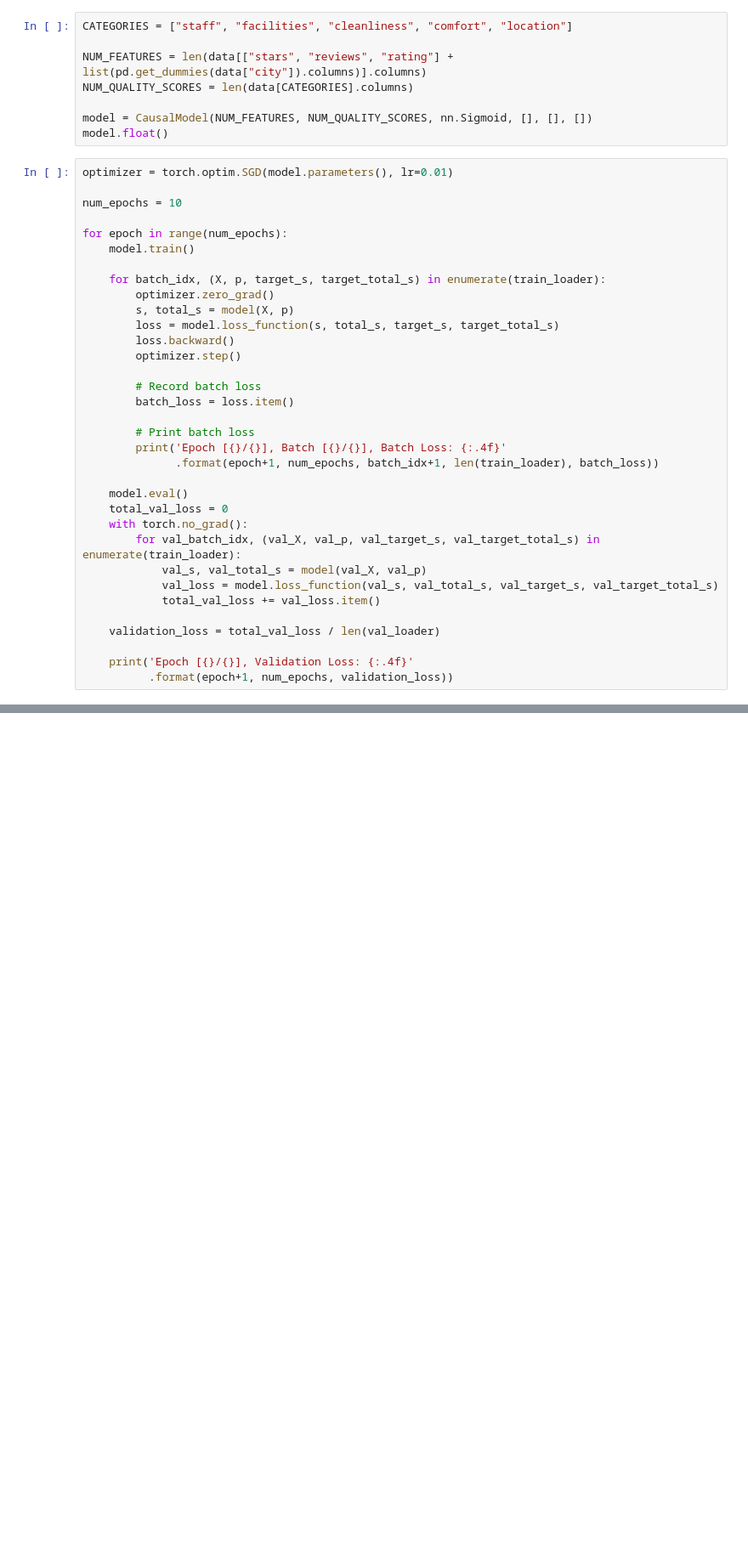
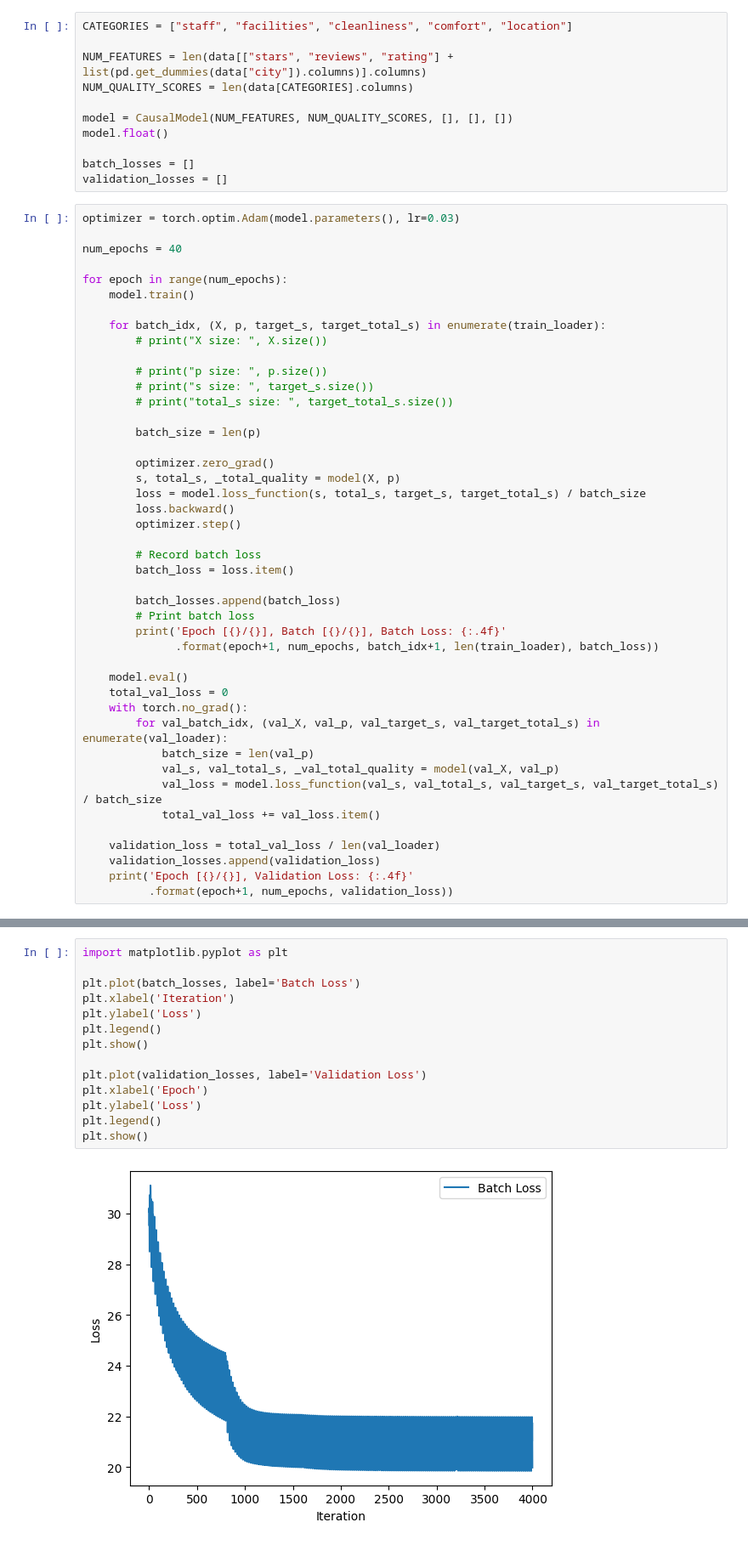
Before and after one commit to john-zhang-uoft/hotel_price_prediction, a Jupyter notebook: src/causal_model.ipynb, the cells around one changed output, grey strips where cells are left out. Shown: that part at 85% size. Saved outputs shown, nothing was run; the diff lists cells and outputs as text; blank space fills up the shorter version.

Commit message:
finished causal and data

```diff
--- a/src/causal_model.ipynb
+++ b/src/causal_model.ipynb
@@ -176,26 +201,38 @@ CATEGORIES = ["staff", "facilities", "cleanliness", "comfort", "location"]
 NUM_FEATURES = len(data[["stars", "reviews", "rating"] + list(pd.get_dummies(data["city"]).columns)].columns)
 NUM_QUALITY_SCORES = len(data[CATEGORIES].columns)
 
-model = CausalModel(NUM_FEATURES, NUM_QUALITY_SCORES, nn.Sigmoid, [], [], [])
+model = CausalModel(NUM_FEATURES, NUM_QUALITY_SCORES, [], [], [])
 model.float()
+
+batch_losses = []
+validation_losses = []
 # %%
-optimizer = torch.optim.SGD(model.parameters(), lr=0.01)
+optimizer = torch.optim.Adam(model.parameters(), lr=0.03)
 
-num_epochs = 10
+num_epochs = 40
 
 for epoch in range(num_epochs):
     model.train()
 
     for batch_idx, (X, p, target_s, target_total_s) in enumerate(train_loader):
+        # print("X size: ", X.size())
+
+        # print("p size: ", p.size())
+        # print("s size: ", target_s.size())
+        # print("total_s size: ", target_total_s.size())
+
+        batch_size = len(p)
+
         optimizer.zero_grad()
-        s, total_s = model(X, p)
-        loss = model.loss_function(s, total_s, target_s, target_total_s)
+        s, total_s, _total_quality = model(X, p)
+        loss = model.loss_function(s, total_s, target_s, target_total_s) / batch_size
         loss.backward()
         optimizer.step()
 
         # Record batch loss
         batch_loss = loss.item()
 
+        batch_losses.append(batch_loss)
         # Print batch loss
         print('Epoch [{}/{}], Batch [{}/{}], Batch Loss: {:.4f}'
               .format(epoch+1, num_epochs, batch_idx+1, len(train_loader), batch_loss))
@@ -203,13 +240,14 @@ for epoch in range(num_epochs):
     model.eval()
     total_val_loss = 0
     with torch.no_grad():
-        for val_batch_idx, (val_X, val_p, val_target_s, val_target_total_s) in enumerate(train_loader):
-            val_s, val_total_s = model(val_X, val_p)
-            val_loss = model.loss_function(val_s, val_total_s, val_target_s, val_target_total_s)
+        for val_batch_idx, (val_X, val_p, val_target_s, val_target_total_s) in enumerate(val_loader):
+            batch_size = len(val_p)
+            val_s, val_total_s, _val_total_quality = model(val_X, val_p)
+            val_loss = model.loss_function(val_s, val_total_s, val_target_s, val_target_total_s) / batch_size
             total_val_loss += val_loss.item()
 
     validation_loss = total_val_loss / len(val_loader)
-
+    validation_losses.append(validation_loss)
     print('Epoch [{}/{}], Validation Loss: {:.4f}'
           .format(epoch+1, num_epochs, validation_loss))
 # %% [output]
@@ -216,0 +271,16 @@ RuntimeError: expected scalar type Double but found Float
+# %%
+import matplotlib.pyplot as plt
+
+plt.plot(batch_losses, label='Batch Loss')
+plt.xlabel('Iteration')
+plt.ylabel('Loss')
+plt.legend()
+plt.show()
+
+plt.plot(validation_losses, label='Validation Loss')
+plt.xlabel('Epoch')
+plt.ylabel('Loss')
+plt.legend()
+plt.show()
+# %% [output]
+[figure, added]
```
Also changed, not shown: parts of 5 cells of this notebook, 5 other files.
